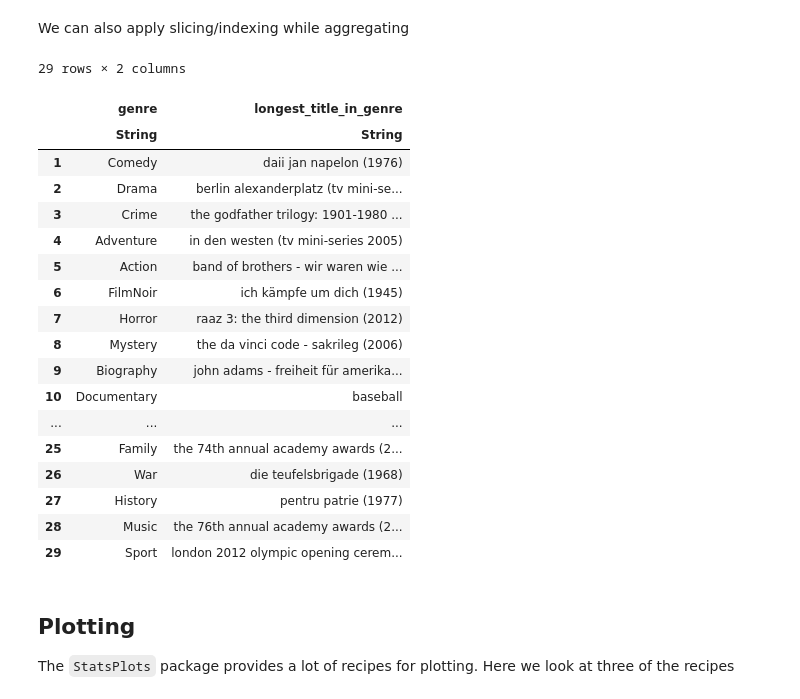
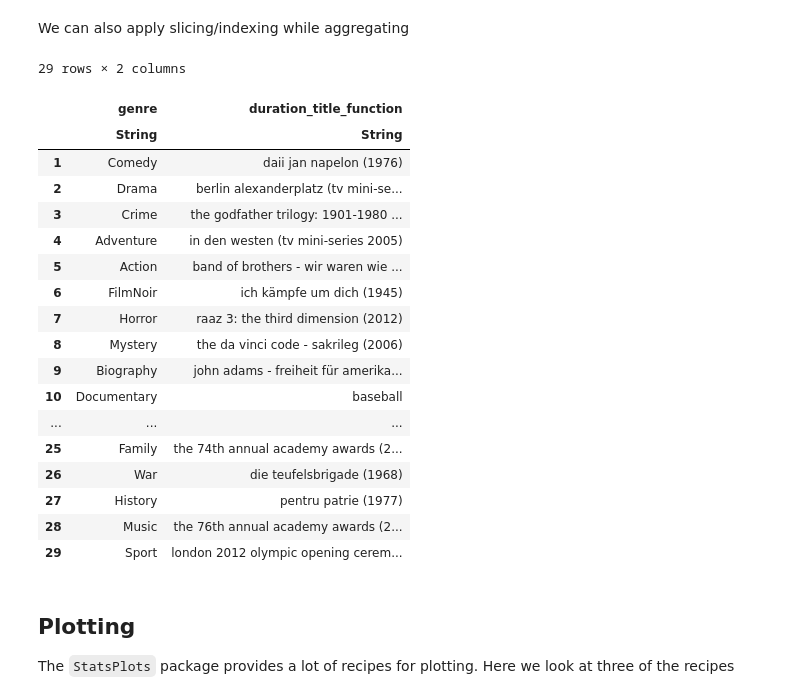
Before and after one commit to JuliaComputing/Finance_demos, a Jupyter notebook: DataFrames_demo/DataFrames.ipynb, the cells around one changed output. Cells and saved outputs as stored; diff of their text form; code cells hidden in the pictures.

```diff
--- a/DataFrames_demo/DataFrames.ipynb
+++ b/DataFrames_demo/DataFrames.ipynb
@@ -560,27 +563,29 @@ by(df, [:Animation, :Biography], :duration => median)
 # %% [markdown]
 We can also apply slicing/indexing while aggregating
-# %%
-by(df, :genre, df -> DataFrame(longest_title_in_genre = df[argmax(df[!,:duration]),:title]))
-# %% [output]
-29 rows × 2 columns
-|  | genre | longest_title_in_genre |
-|  | String | String |
-| 1 | Comedy | daii jan napelon (1976) |
-| 2 | Drama | berlin alexanderplatz (tv mini-se... |
-| 3 | Crime | the godfather trilogy: 1901-1980 ... |
-| 4 | Adventure | in den westen (tv mini-series 2005) |
-| 5 | Action | band of brothers - wir waren wie ... |
-| 6 | FilmNoir | ich kämpfe um dich (1945) |
-| 7 | Horror | raaz 3: the third dimension (2012) |
-| 8 | Mystery | the da vinci code - sakrileg (2006) |
-| 9 | Biography | john adams - freiheit für amerika... |
-| 10 | Documentary | baseball |
-| ... | ... | ... |
-| 25 | Family | the 74th annual academy awards (2... |
-| 26 | War | die teufelsbrigade (1968) |
-| 27 | History | pentru patrie (1977) |
-| 28 | Music | the 76th annual academy awards (2... |
-| 29 | Sport | london 2012 olympic opening cerem... |
+# %%
+combine(groupby(df, :genre),
+               AsTable([:duration, :title]) =>
+               x -> x.title[argmax(x.duration)])
+# %% [output]
+29 rows × 2 columns
+|  | genre | duration_title_function |
+|  | String | String |
+| 1 | Comedy | daii jan napelon (1976) |
+| 2 | Drama | berlin alexanderplatz (tv mini-se... |
+| 3 | Crime | the godfather trilogy: 1901-1980 ... |
+| 4 | Adventure | in den westen (tv mini-series 2005) |
+| 5 | Action | band of brothers - wir waren wie ... |
+| 6 | FilmNoir | ich kämpfe um dich (1945) |
+| 7 | Horror | raaz 3: the third dimension (2012) |
+| 8 | Mystery | the da vinci code - sakrileg (2006) |
+| 9 | Biography | john adams - freiheit für amerika... |
+| 10 | Documentary | baseball |
+| ... | ... | ... |
+| 25 | Family | the 74th annual academy awards (2... |
+| 26 | War | die teufelsbrigade (1968) |
+| 27 | History | pentru patrie (1977) |
+| 28 | Music | the 76th annual academy awards (2... |
+| 29 | Sport | london 2012 olympic opening cerem... |
 # %% [markdown]
 ## Plotting
 The `StatsPlots` package provides a lot of recipes for plotting.
```
Also changed, not shown: parts of 8 cells of this notebook.
